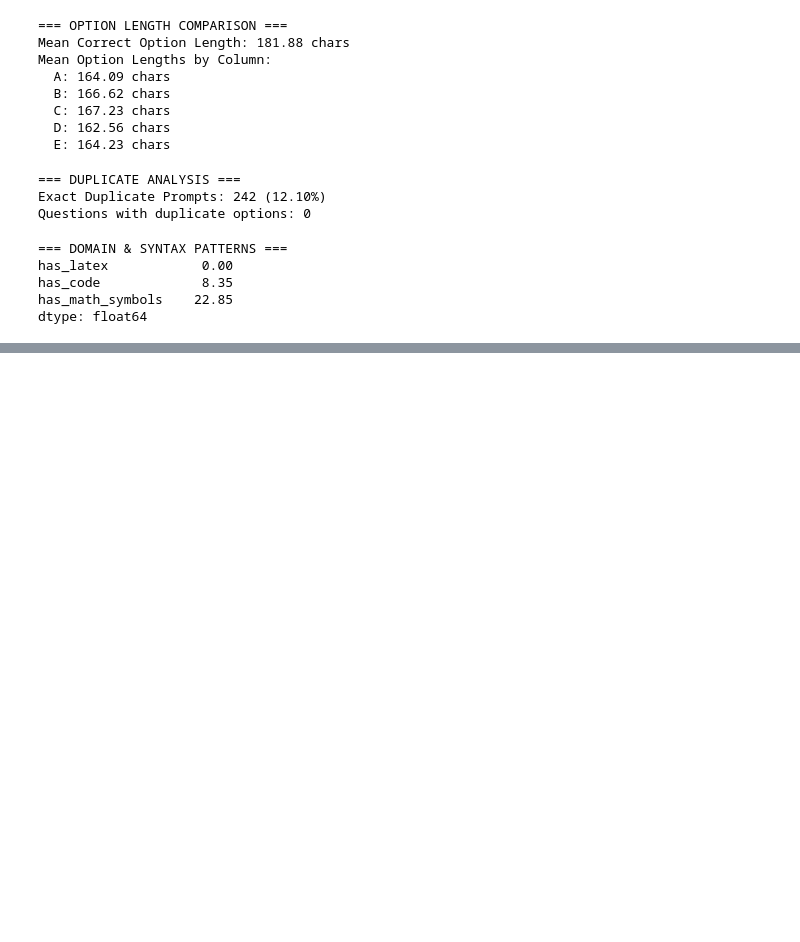
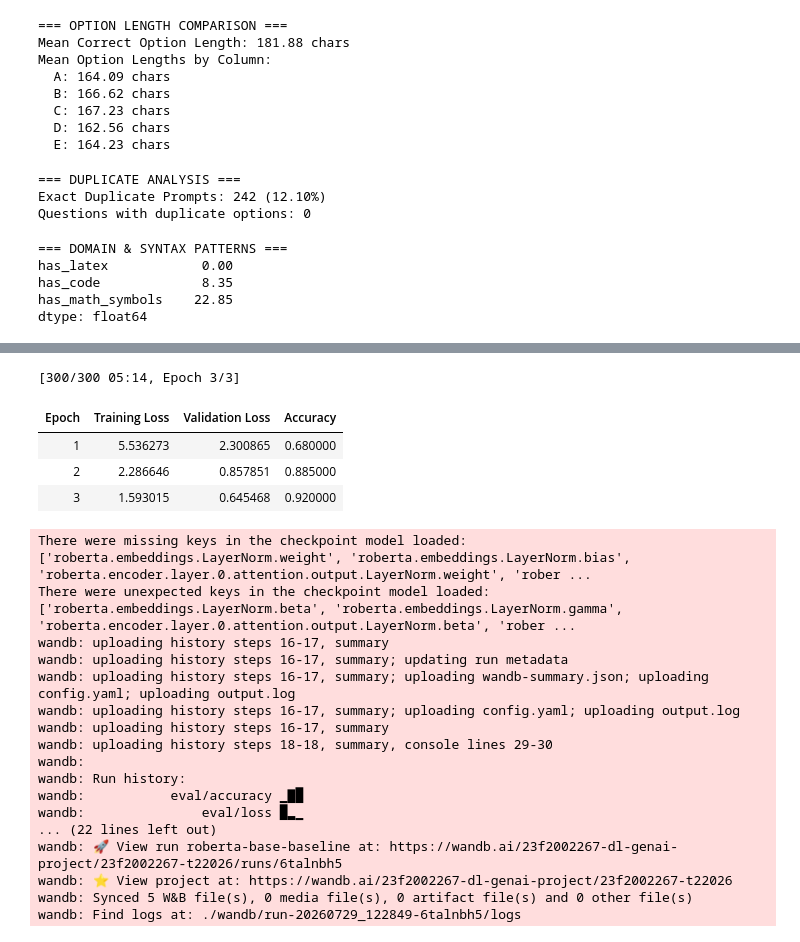
Before and after one commit to 23f2002267/dl-genai-project-26-t2, a Jupyter notebook: DL-23f2002267-notebook-t22026.ipynb, the cells around one changed output, grey strips where cells are left out. Cells and saved outputs as stored; diff of their text form; code cells hidden in the pictures; blank space fills up the shorter version.

```diff
--- a/DL-23f2002267-notebook-t22026.ipynb
+++ b/DL-23f2002267-notebook-t22026.ipynb
@@ -165,0 +347,43 @@ dtype: float64
+# %%
+def compute_metrics(eval_predictions):
+    predictions, labels = eval_predictions
+    preds = np.argmax(predictions, axis=1)
+    acc = (preds == labels).mean()
+    return {"accuracy": acc}
+
+# load pre-trained RoBERTa model
+model = AutoModelForMultipleChoice.from_pretrained(MODEL_NAME)
+
+training_args = TrainingArguments(
+    output_dir="./results",
+    eval_strategy="epoch",
+    save_strategy="epoch",
+    learning_rate=2e-5,
+    warmup_steps=50,
+    max_grad_norm=1.0,
+    per_device_train_batch_size=4,
+    per_device_eval_batch_size=4,
+    gradient_accumulation_steps=2,
+    num_train_epochs=3,
+    weight_decay=0.01,
+    logging_steps=20,
+    report_to="wandb",
+    load_best_model_at_end=True,
+    metric_for_best_model="accuracy",
+    fp16=torch.cuda.is_available()
+)
+
+trainer = Trainer(
+    model=model,
+    args=training_args,
+    train_dataset=train_dataset,
+    eval_dataset=val_dataset,
+    processing_class=tokenizer,
+    data_collator=RobustDataCollatorForMultipleChoice(tokenizer=tokenizer),
+    compute_metrics=compute_metrics,
+)
+
+# start model fine tuning
+trainer.train()
+wandb.finish()
+# %% [output]
@@ -165,0 +407,22 @@ dtype: float64
+[300/300 05:14, Epoch 3/3]
+| Epoch | Training Loss | Validation Loss | Accuracy |
+| 1 | 5.536273 | 2.300865 | 0.680000 |
+| 2 | 2.286646 | 0.857851 | 0.885000 |
+| 3 | 1.593015 | 0.645468 | 0.920000 |
+There were missing keys in the checkpoint model loaded: ['roberta.embeddings.LayerNorm.weight', 'roberta.embeddings.LayerNorm.bias', 'roberta.encoder.layer.0.attention.output.LayerNorm.weight', 'rober ...
+There were unexpected keys in the checkpoint model loaded: ['roberta.embeddings.LayerNorm.beta', 'roberta.embeddings.LayerNorm.gamma', 'roberta.encoder.layer.0.attention.output.LayerNorm.beta', 'rober ...
+wandb: uploading history steps 16-17, summary
+wandb: uploading history steps 16-17, summary; updating run metadata
+wandb: uploading history steps 16-17, summary; uploading wandb-summary.json; uploading config.yaml; uploading output.log
+wandb: uploading history steps 16-17, summary; uploading config.yaml; uploading output.log
+wandb: uploading history steps 16-17, summary
+wandb: uploading history steps 18-18, summary, console lines 29-30
+wandb:
+wandb: Run history:
+wandb:           eval/accuracy ▁▇█
+wandb:               eval/loss █▂▁
+... (22 lines left out)
+wandb: 🚀 View run roberta-base-baseline at: https://wandb.ai/23f2002267-dl-genai-project/23f2002267-t22026/runs/6talnbh5
+wandb: ⭐️ View project at: https://wandb.ai/23f2002267-dl-genai-project/23f2002267-t22026
+wandb: Synced 5 W&B file(s), 0 media file(s), 0 artifact file(s) and 0 other file(s)
+wandb: Find logs at: ./wandb/run-20260729_122849-6talnbh5/logs
```
Also changed, not shown: parts of 7 cells of this notebook.
